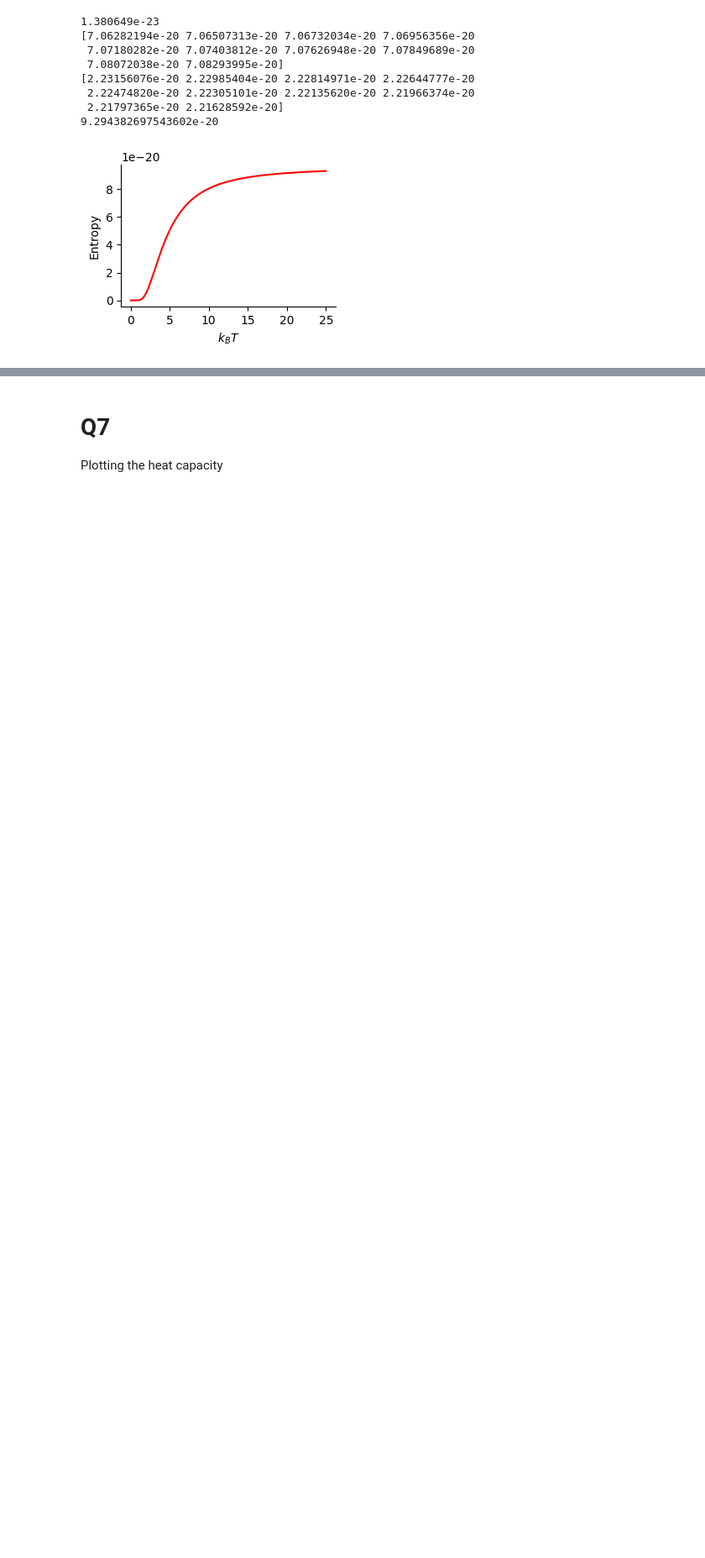
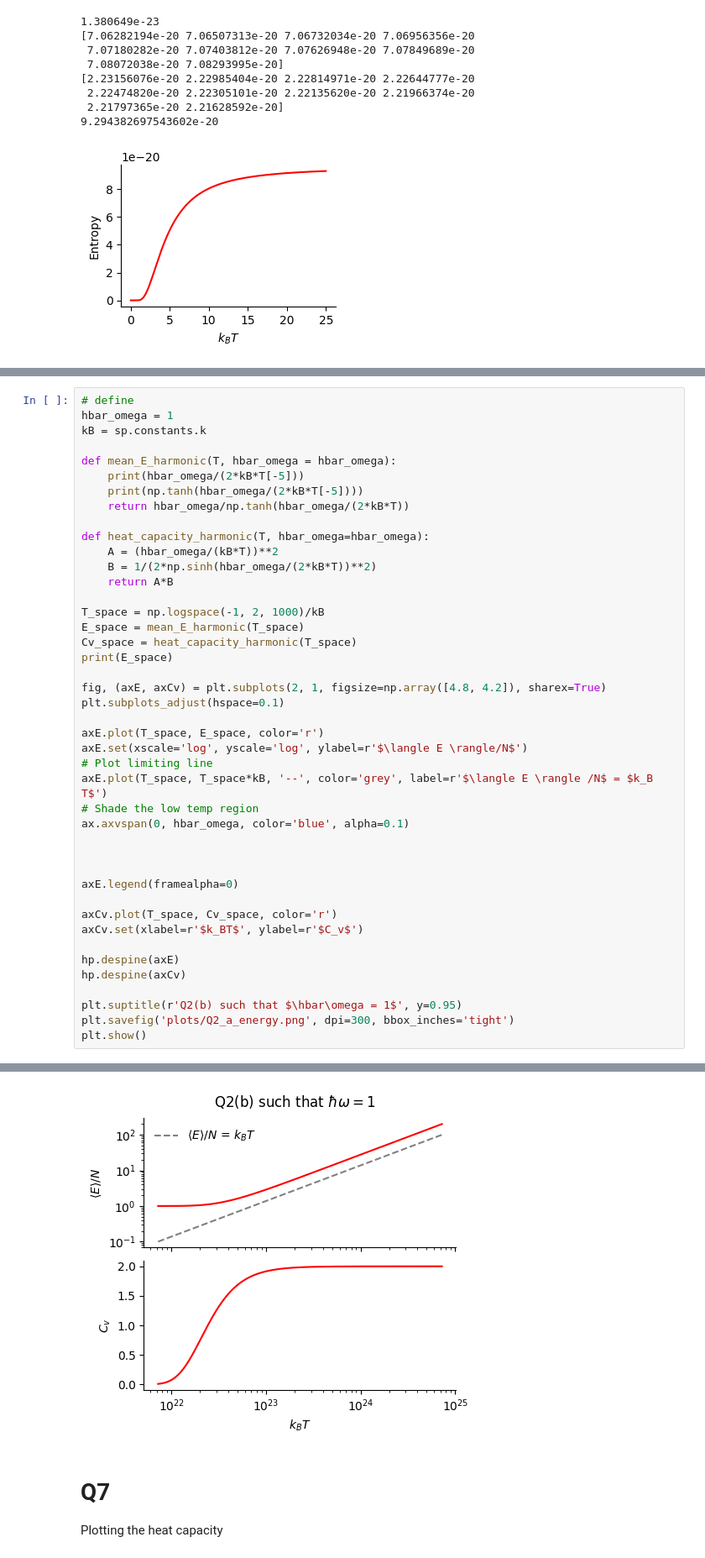
Before and after one commit to Ham0osh/phys_445, a Jupyter notebook: PHYS 445/assignment_3/Assignment_3.ipynb, the cells around one changed output, grey strips where cells are left out. Shown at 84% size. Drawn from its saved outputs; the diff is of its cells as text; blank space fills up the shorter version.

```diff
--- a/PHYS 445/assignment_3/Assignment_3.ipynb
+++ b/PHYS 445/assignment_3/Assignment_3.ipynb
@@ -42,0 +48,44 @@ plt.show()
+# %%
+# define
+hbar_omega = 1
+kB = sp.constants.k
+
+def mean_E_harmonic(T, hbar_omega = hbar_omega):
+    print(hbar_omega/(2*kB*T[-5]))
+    print(np.tanh(hbar_omega/(2*kB*T[-5])))
+    return hbar_omega/np.tanh(hbar_omega/(2*kB*T))
+
+def heat_capacity_harmonic(T, hbar_omega=hbar_omega):
+    A = (hbar_omega/(kB*T))**2
+    B = 1/(2*np.sinh(hbar_omega/(2*kB*T))**2)
+    return A*B
+
+T_space = np.logspace(-1, 2, 1000)/kB
+E_space = mean_E_harmonic(T_space)
+Cv_space = heat_capacity_harmonic(T_space)
+print(E_space)
+
+fig, (axE, axCv) = plt.subplots(2, 1, figsize=np.array([4.8, 4.2]), sharex=True)
+plt.subplots_adjust(hspace=0.1)
+
+axE.plot(T_space, E_space, color='r')
+axE.set(xscale='log', yscale='log', ylabel=r'$\langle E \rangle/N$')
+# Plot limiting line
+axE.plot(T_space, T_space*kB, '--', color='grey', label=r'$\langle E \rangle /N$ = $k_B T$')
+# Shade the low temp region
+ax.axvspan(0, hbar_omega, color='blue', alpha=0.1)
+
+
+
+axE.legend(framealpha=0)
+
+axCv.plot(T_space, Cv_space, color='r')
+axCv.set(xlabel=r'$k_BT$', ylabel=r'$C_v$')
+
+hp.despine(axE)
+hp.despine(axCv)
+
+plt.suptitle(r'Q2(b) such that $\hbar\omega = 1$', y=0.95)
+plt.savefig('plots/Q2_a_energy.png', dpi=300, bbox_inches='tight')
+plt.show()
+# %% [output]
@@ -43,3 +109,4 @@ plt.show()
+[figure, added]
 # %% [markdown]
 # Q7
 Plotting the heat capacity
```
Also changed, not shown: parts of 2 cells of this notebook, 1 other file.
